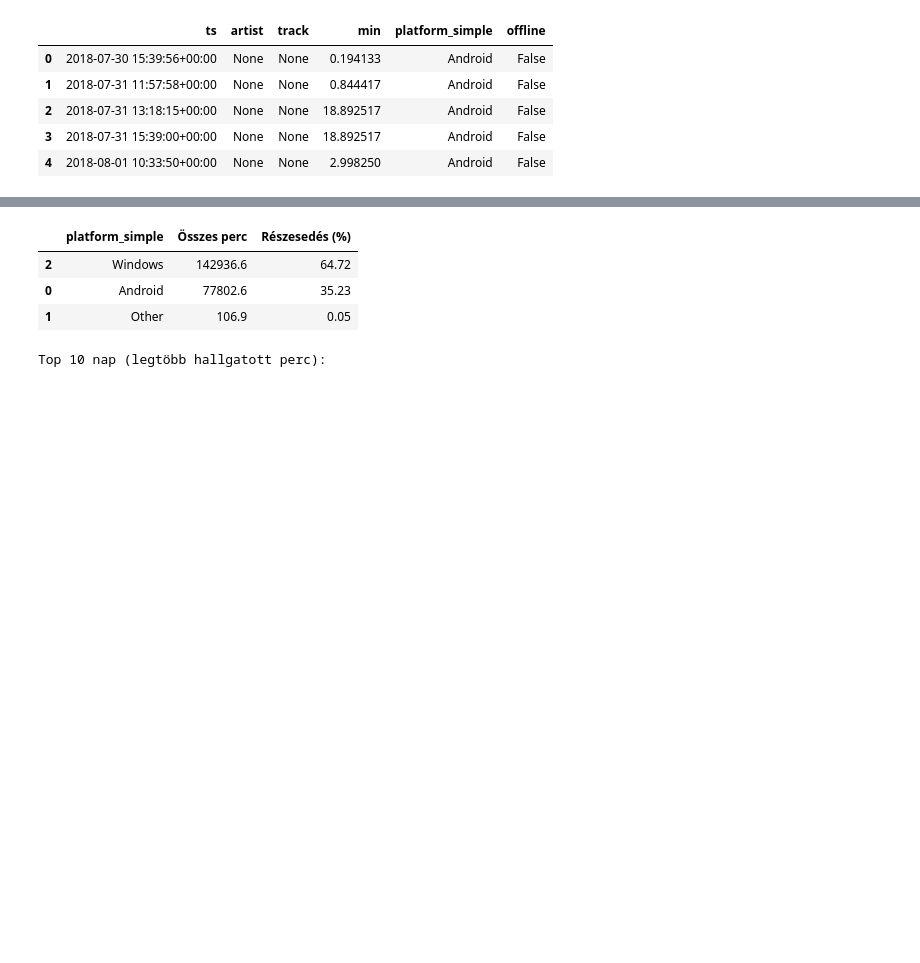
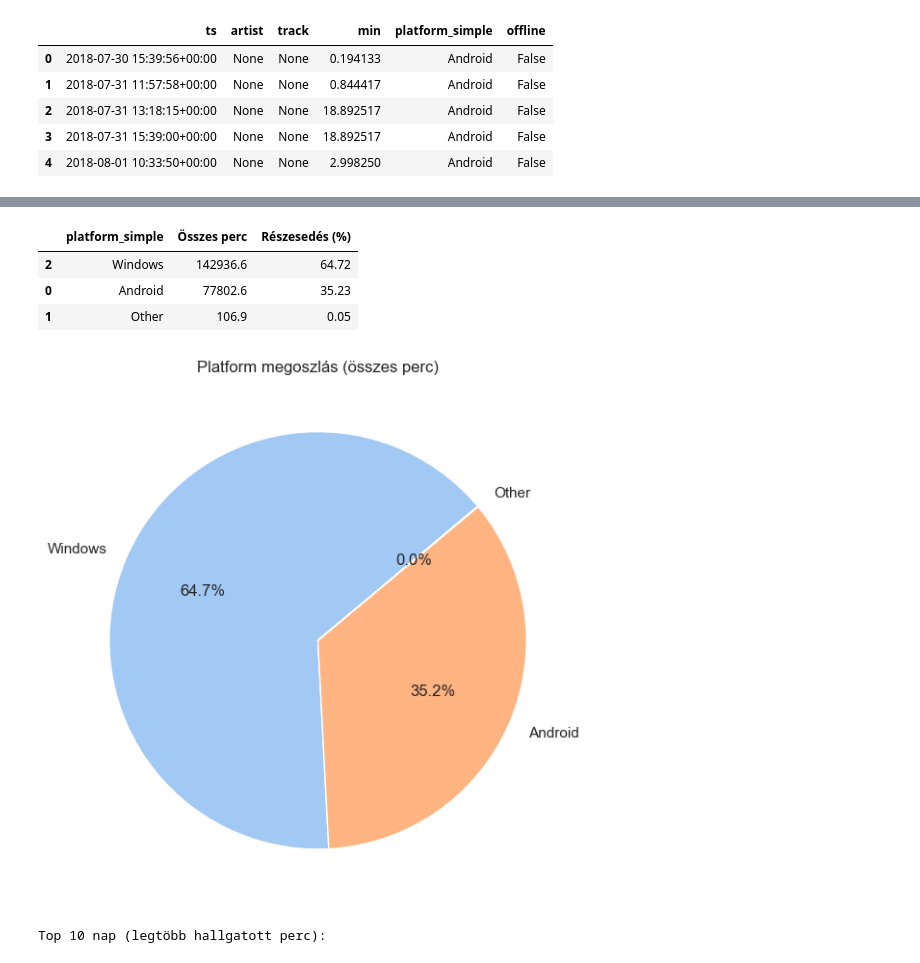
Before and after one commit to Gondocs/adatelemzes, a Jupyter notebook: adatelemzes_egyszeru.ipynb, the cells around one changed output, grey strips where cells are left out. Cells and saved outputs as stored; diff of their text form; code cells hidden in the pictures; blank space fills up the shorter version.

```diff
--- a/adatelemzes_egyszeru.ipynb
+++ b/adatelemzes_egyszeru.ipynb
@@ -224,23 +261,31 @@ display(top_tracks)  # Top 10 dal az indítások számával
 # %%
 # 7) Platform-megoszlás – összes perc és részesedés (%)
 plat = (
     df.groupby('platform_simple')['min'].sum().reset_index()  # Platformonként percek összege + táblává alakítás
     .rename(columns={'min': 'Összes perc'})  # Beszédes oszlopnév
     .sort_values('Összes perc', ascending=False)  # Csökkenő sorrend
 )
 
 osszes = plat['Összes perc'].sum()  # Teljes perc (nevező)
 
 plat['Részesedés (%)'] = (
     100 * plat['Összes perc'] / (osszes if osszes else np.nan)  # Százalékos részesedés (0 osztás védve)
 )
 
 display(plat.round({'Összes perc': 1, 'Részesedés (%)': 2}))  # Kerekítés + megjelenítés
+
+# kördiagram
+plt.figure(figsize=(6,6))  # Ábra létrehozása adott méretben
+plt.pie(plat['Összes perc'], labels=plat['platform_simple'], autopct='%1.1f%%', startangle=40, colors=sns.color_palette('pastel'))  # Kördiagram
+plt.title('Platform megoszlás (összes perc)')  # Cím
+plt.tight_layout()  # Elrendezés optimalizálása
+plt.show()  # Ábra megjelenítése
 # %% [output]
 |  | platform_simple | Összes perc | Részesedés (%) |
 | 2 | Windows | 142936.6 | 64.72 |
 | 0 | Android | 77802.6 | 35.23 |
 | 1 | Other | 106.9 | 0.05 |
+[figure, added]
 # %%
 # 8) Top 10 nap – legtöbb hallgatott perc + aktív napok száma
 napok = (
```
Also changed, not shown: parts of 14 cells of this notebook.
